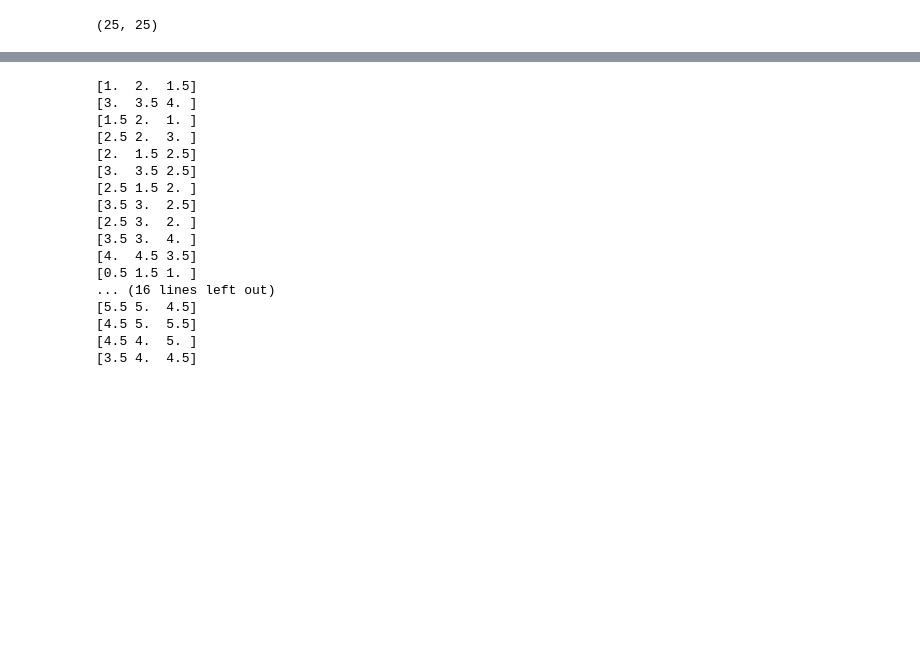
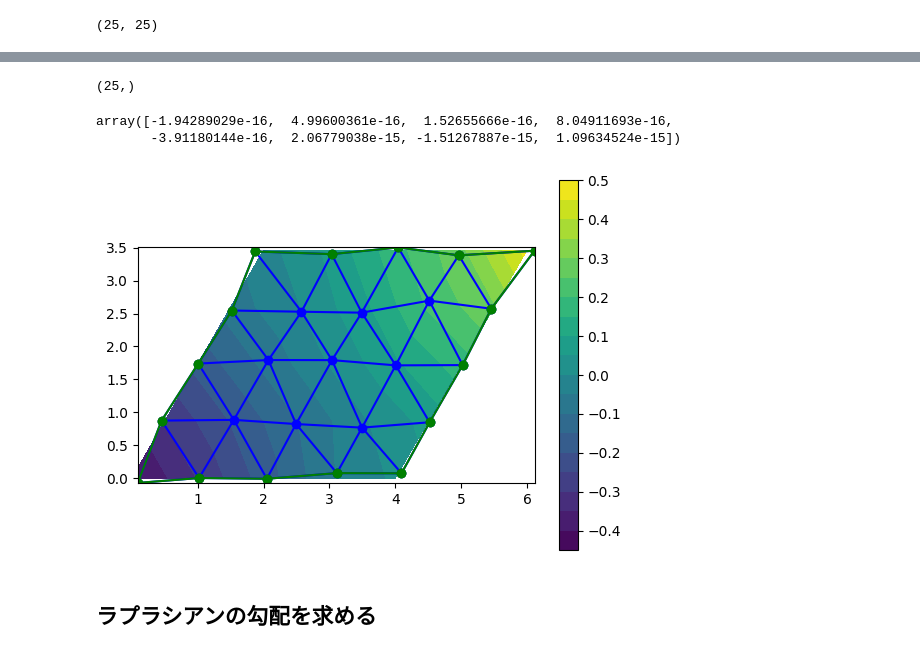
Before and after one commit to gyakusu/Mophing, a Jupyter notebook: python/BijectiveMaps.ipynb, the cells around one changed output, grey strips where cells are left out. Drawn from its saved outputs; the diff is of its cells as text; code cells hidden in the pictures; blank space fills up the shorter version.

````diff
--- a/python/BijectiveMaps.ipynb
+++ b/python/BijectiveMaps.ipynb
@@ -93,3 +110,9 @@ Example usage:
 >>> triang = Triangulation(...)
 >>> laplacian = calculate_laplacian(triang)
 ```
+# %%
+def mycot(a, b, c):
+    cos_C = (a*a + b*b - c*c) / (2*a*b)
+    cos_C2 = cos_C*cos_C
+    cot_C = np.sqrt(cos_C2 / (1 - cos_C2))
+    return cot_C
@@ -200,21 +177,47 @@ def shellability_algorithm(tetrahedral_mesh):
-# %%
-for t in triang.triangles:
-    print(triang.x[t])
-# %% [output]
-[1.  2.  1.5]
-[3.  3.5 4. ]
-[1.5 2.  1. ]
-[2.5 2.  3. ]
-[2.  1.5 2.5]
-[3.  3.5 2.5]
-[2.5 1.5 2. ]
-[3.5 3.  2.5]
-[2.5 3.  2. ]
-[3.5 3.  4. ]
-[4.  4.5 3.5]
-[0.5 1.5 1. ]
-... (16 lines left out)
-[5.5 5.  4.5]
-[4.5 5.  5.5]
-[4.5 4.  5. ]
-[3.5 4.  4.5]
+# %%
+def calculate_harmonic_field(tri, trix, triy):
+    # Calculate the Laplacian matrix
+    laplacian_matrix = calculate_laplacian(tri, trix, triy)
+
+    # Calculate the eigenvalues and eigenvectors
+    eigenvalues, eigenvectors = np.linalg.eig(laplacian_matrix)
+
+    # Sort the eigenvalues
+    eigensort = eigenvalues.argsort()
+
+    # Get the harmonic field
+    harmonic_field = eigenvectors.T[eigensort[1]]
+    harmonic_values = eigenvalues[eigensort[1]]
+
+    return harmonic_field, harmonic_values
+
+harmonic_field, harmonic_values = calculate_harmonic_field(tri, trix, triy)
+harmonic_field.shape
+# %% [output]
+(25,)
+# %%
+(laplacian_matrix @ harmonic_field - harmonic_values * harmonic_field)[:8]
+# %% [output]
+array([-1.94289029e-16,  4.99600361e-16,  1.52655666e-16,  8.04911693e-16,
+       -3.91180144e-16,  2.06779038e-15, -1.51267887e-15,  1.09634524e-15])
+# %%
+# Overlay the harmonic_field as contour
+plt.tricontourf(triang, harmonic_field, levels=20)
+
+# Plot the triangular mesh
+plt.triplot(triang, 'bo-')
+
+# Set the aspect ratio to equal and show the plot
+plt.gca().set_aspect('equal')
+plt.colorbar()
+
+for i in range(outer_edges.shape[0]):
+    x_coords = trix[outer_edges[i, :]]
+    y_coords = triy[outer_edges[i, :]]
+    plt.plot(x_coords, y_coords, 'go-')
+
+plt.show()
+# %% [output]
+[figure, added]
+# %% [markdown]
+## ラプラシアンの勾配を求める
````
Also changed, not shown: parts of 14 cells of this notebook, 3 other files.
